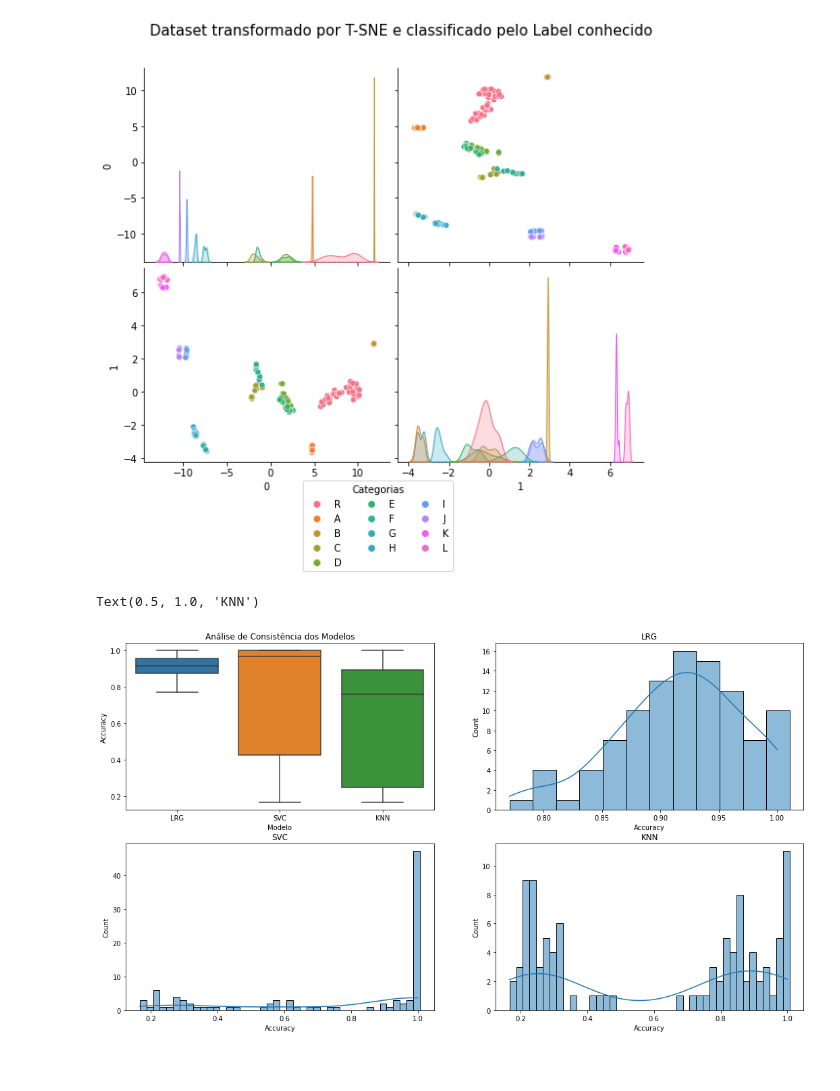
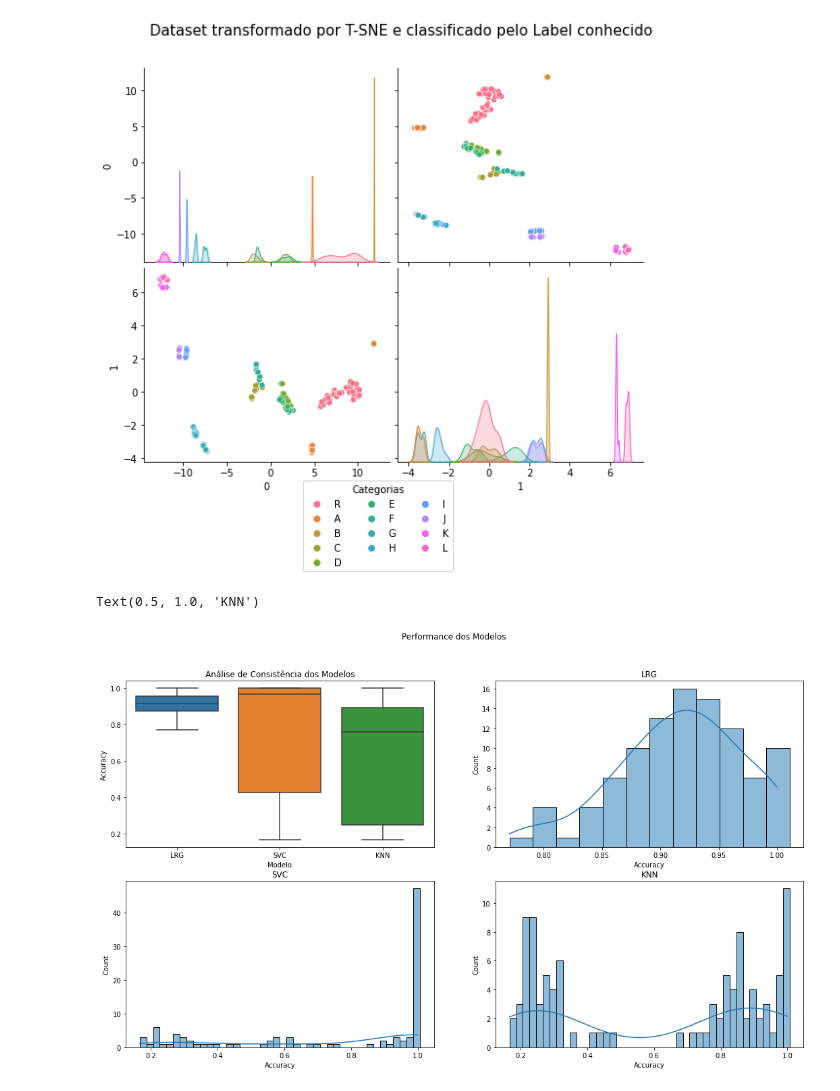
Before and after one commit to fefilizzola/HIML_TrabalhoFinal, a Jupyter notebook: trabalho_final_fcmf.ipynb, the cells around one changed output. Drawn from its saved outputs; the diff is of its cells as text; code cells hidden in the pictures; blank space fills up the shorter version.

```diff
--- a/trabalho_final_fcmf.ipynb
+++ b/trabalho_final_fcmf.ipynb
@@ -226,21 +226,22 @@ for it in tqdm(range(100)):
 # %%
 results=pd.concat([pd.DataFrame(best_params),pd.DataFrame(acc,columns=['Accuracy'])],axis=1)
 dfLRG=results[['LRG__C','LRG__solver','LRG__multi_class','Accuracy']].copy().dropna()
 dfSVC=results[['SVC__C','SVC__kernel','SVC__degree','SVC__gamma','Accuracy']].copy().dropna()
 dfKNN=results[['KNN__n_neighbors','KNN__weights','KNN__algorithm','KNN__leaf_size','Accuracy']].copy().dropna()
 dfLRG['Modelo']=str('LRG')
 dfSVC['Modelo']=str('SVC')
 dfKNN['Modelo']=str('KNN')
 dfLRG['Hiperparâmetros']=dfLRG['LRG__C'].astype(str)+'_'+dfLRG['LRG__solver']+'_'+dfLRG['LRG__multi_class']
 dfSVC['Hiperparâmetros']=dfSVC['SVC__C'].astype(str)+'_'+dfSVC['SVC__kernel'].astype(str)+'_'+dfSVC['SVC__degree'].astype(str)+'_'+dfSVC['SVC__gamma'].astype(str)
 dfKNN['Hiperparâmetros']=dfKNN['KNN__n_neighbors'].astype(str)+'_'+dfKNN['KNN__weights'].astype(str)+'_'+dfKNN['KNN__algorithm'].astype(str)+'_'+dfKNN['KNN__leaf_size'].astype(str)
 df_modelos=pd.concat([dfLRG[['Modelo','Hiperparâmetros', 'Accuracy']],dfSVC[['Modelo','Hiperparâmetros', 'Accuracy']],dfKNN[['Modelo','Hiperparâmetros', 'Accuracy']]])
 
 fig, axes = plt.subplots(ncols=2, nrows=2,figsize=(18,10))
+fig.suptitle('Performance dos Modelos')
 sns.boxplot(data = df_modelos,x='Modelo',y='Accuracy',ax=axes[0,0]).set_title("Análise de Consistência dos Modelos")
 sns.histplot(data=df_modelos[df_modelos['Modelo']=='LRG'], x="Accuracy",binwidth=0.02,kde=True,ax=axes[0,1]).set_title("LRG")
 sns.histplot(data=df_modelos[df_modelos['Modelo']=='SVC'], x="Accuracy",binwidth=0.02,kde=True,ax=axes[1,0]).set_title("SVC")
 sns.histplot(data=df_modelos[df_modelos['Modelo']=='KNN'], x="Accuracy",binwidth=0.02,kde=True,ax=axes[1,1]).set_title("KNN")
 # %% [output]
 Text(0.5, 1.0, 'KNN')
-[figure, old version]
+[figure, new version]
```
